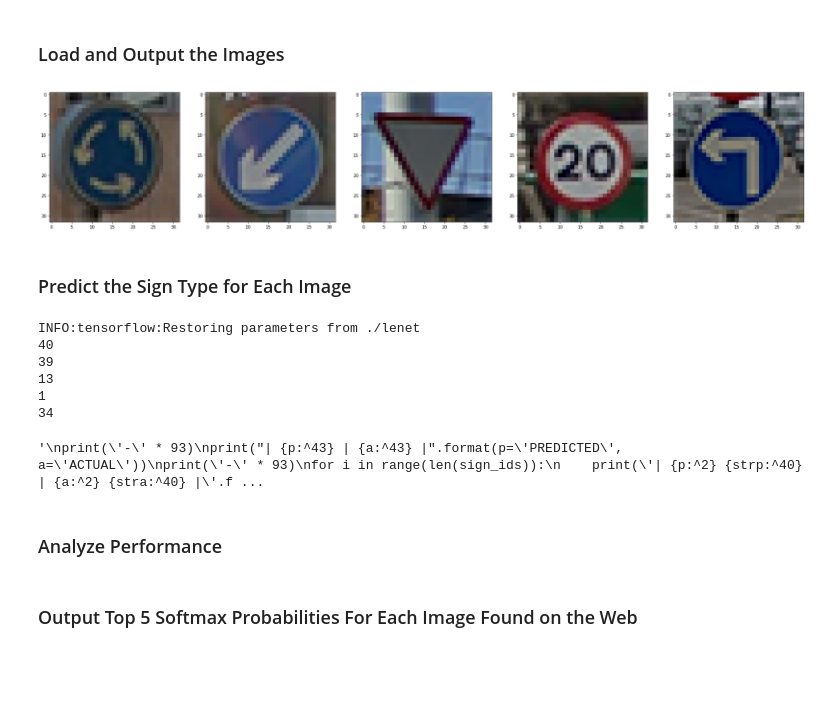
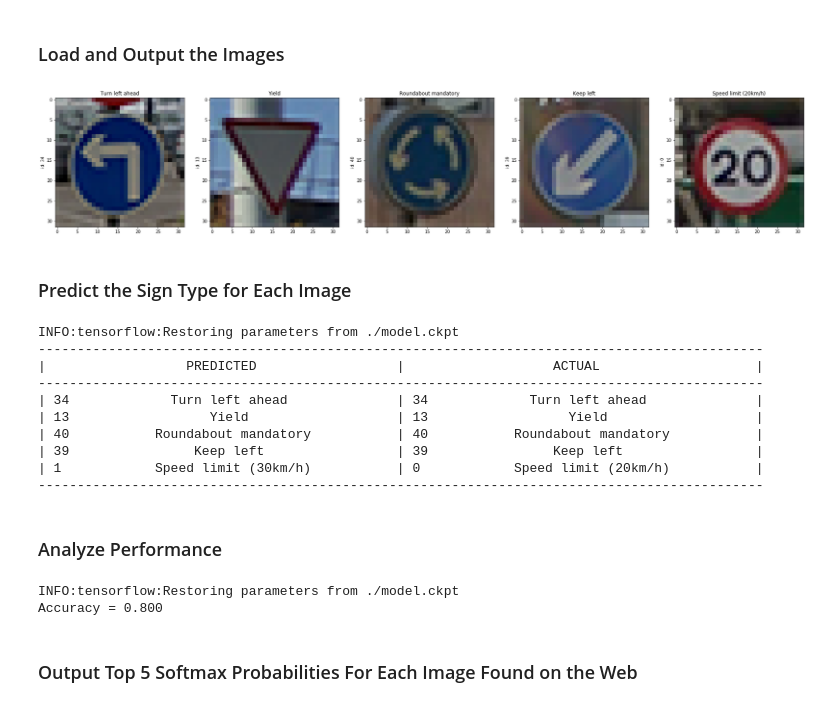
Before and after one commit to Zoetic-Zephyr/CarND-Traffic-Sign-Classifier, a Jupyter notebook: Traffic_Sign_Classifier.ipynb, the cells around one changed output. Cells and saved outputs as stored; diff of their text form; code cells hidden in the pictures; blank space fills up the shorter version.

Commit message:
Enable read in image names, complete calculate accuracy for custom_images

```diff
--- a/Traffic_Sign_Classifier.ipynb
+++ b/Traffic_Sign_Classifier.ipynb
@@ -419,7 +419,7 @@ with tf.Session() as sess:
         print("Validation Accuracy = {:.3f}".format(validation_accuracy))
         print()
 
-    saver.save(sess, './lenet')
+    saver.save(sess, './model.ckpt')
     print("Model saved")
 # %% [output]
 Training...
@@ -468,28 +470,35 @@ You may find `signnames.csv` useful as it contains mappings from the class id (i
 # %%
 ### Load the images and plot them here.
 ### Feel free to use as many code cells as needed.
 import os
 import cv2
 import matplotlib.image as mpimg
 
-img_paths = os.listdir("custom_images")
+img_paths = [f for f in os.listdir("custom_images") if not f.startswith('.')]
 custom_images = list()
+custom_labels = list()
 
 # read images and resize
 for img_path in img_paths:
     # read image from file
     img = mpimg.imread(os.path.join("custom_images", img_path))
     custom_images.append(img)
+    # prefix of each image name is the index of its category
+    custom_labels.append(int(img_path[0:img_path.find('-')]))
+
 custom_images = np.array(custom_images)
+custom_labels = np.array(custom_labels)
 
 # output the resized images
 fig = plt.figure(figsize=(hw,hw))
 for i in range(0, len(custom_images)):
-    ax = fig.add_subplot(1, len(custom_images), i+1)
+    ax1 = fig.add_subplot(1, len(custom_images), i+1)
+    ax1.set_title(sign_names[custom_labels[i]])
+    ax1.set_ylabel("id: {id}".format(id=custom_labels[i]))
     plt.imshow(custom_images[i])
 plt.show()
 # %% [output]
-[figure, old version]
+[figure, new version]
 # %% [markdown]
 ### Predict the Sign Type for Each Image
 # %%
@@ -501,46 +510,45 @@ plt.show()
 ### Feel free to use as many code cells as needed.
 # * Preprocess images
 prepped_images = prep_image(custom_images)
-labels_prep = list()
+prepped_labels = custom_labels # * just for name consistency
 
 # * Run prediction
 with tf.Session() as sess:
-    saver.restore(sess, tf.train.latest_checkpoint('.'))
-    sign_ids = sess.run(tf.argmax(logits, 1), feed_dict={x: prepped_images, y: labels_prep, kp: 1})
+    saver.restore(sess, './model.ckpt')
+    sign_ids = sess.run(tf.argmax(logits, 1), feed_dict={x: prepped_images, y: prepped_labels, kp: 1})
 
 # * Output results
-for i in range(len(sign_ids)):
-    print(sign_ids[i])
-
-'''
 print('-' * 93)
 print("| {p:^43} | {a:^43} |".format(p='PREDICTED', a='ACTUAL'))
 print('-' * 93)
 for i in range(len(sign_ids)):
     print('| {p:^2} {strp:^40} | {a:^2} {stra:^40} |'.format(
-        p=sign_ids[i], strp=sign_names[sign_ids[i]], a=labels[i], stra=sign_names[labels[i]]))
+        p=sign_ids[i], strp=sign_names[sign_ids[i]], a=custom_labels[i], stra=sign_names[custom_labels[i]]))
 print('-' * 93)
-'''
 # %% [output]
-INFO:tensorflow:Restoring parameters from ./lenet
-40
-39
-13
-1
-34
+INFO:tensorflow:Restoring parameters from ./model.ckpt
+---------------------------------------------------------------------------------------------
+|                  PREDICTED                  |                   ACTUAL                    |
+---------------------------------------------------------------------------------------------
+| 34             Turn left ahead              | 34             Turn left ahead              |
+| 13                  Yield                   | 13                  Yield                   |
+| 40           Roundabout mandatory           | 40           Roundabout mandatory           |
+| 39                Keep left                 | 39                Keep left                 |
+| 1            Speed limit (30km/h)           | 0            Speed limit (20km/h)           |
+---------------------------------------------------------------------------------------------
-'\nprint(\'-\' * 93)\nprint("| {p:^43} | {a:^43} |".format(p=\'PREDICTED\', a=\'ACTUAL\'))\nprint(\'-\' * 93)\nfor i in range(len(sign_ids)):\n    print(\'| {p:^2} {strp:^40} | {a:^2} {stra:^40} |\'.f ...
 # %% [markdown]
 ### Analyze Performance
 # %%
 ### Calculate the accuracy for these 5 new images.
 ### For example, if the model predicted 1 out of 5 signs correctly, it's 20% accurate on these new images.
-'''
 with tf.Session() as sess:
     saver.restore(sess, './model.ckpt')
 
-    test_accuracy = evaluate(images_prep, labels_prep)
+    test_accuracy = evaluate(prepped_images, prepped_labels)
     print("Accuracy = {:.3f}".format(test_accuracy))
-'''
+# %% [output]
+INFO:tensorflow:Restoring parameters from ./model.ckpt
+Accuracy = 0.800
 # %% [markdown]
 ### Output Top 5 Softmax Probabilities For Each Image Found on the Web
 # %% [markdown]
```
Also changed, not shown: parts of 3 cells of this notebook.
